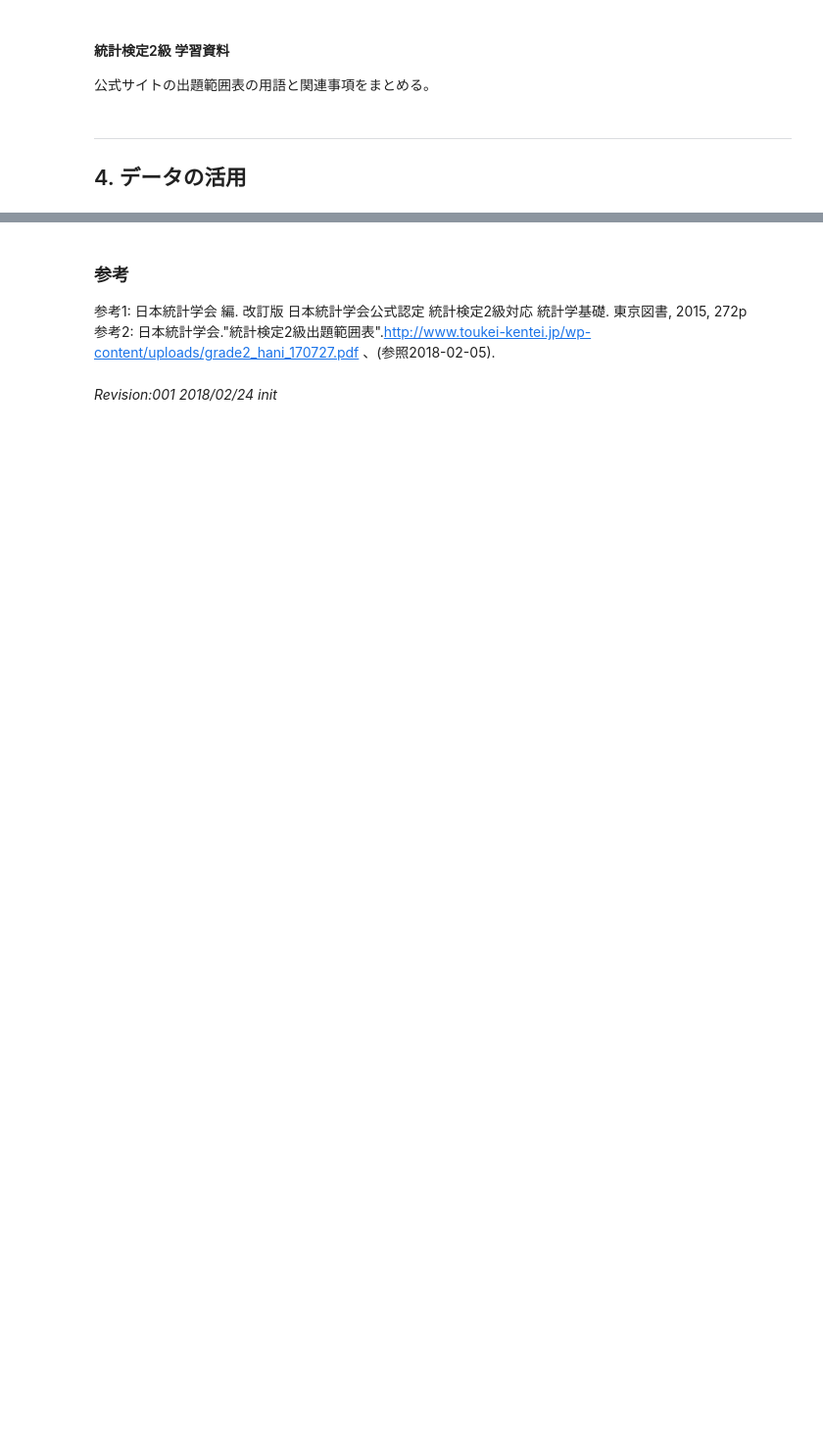
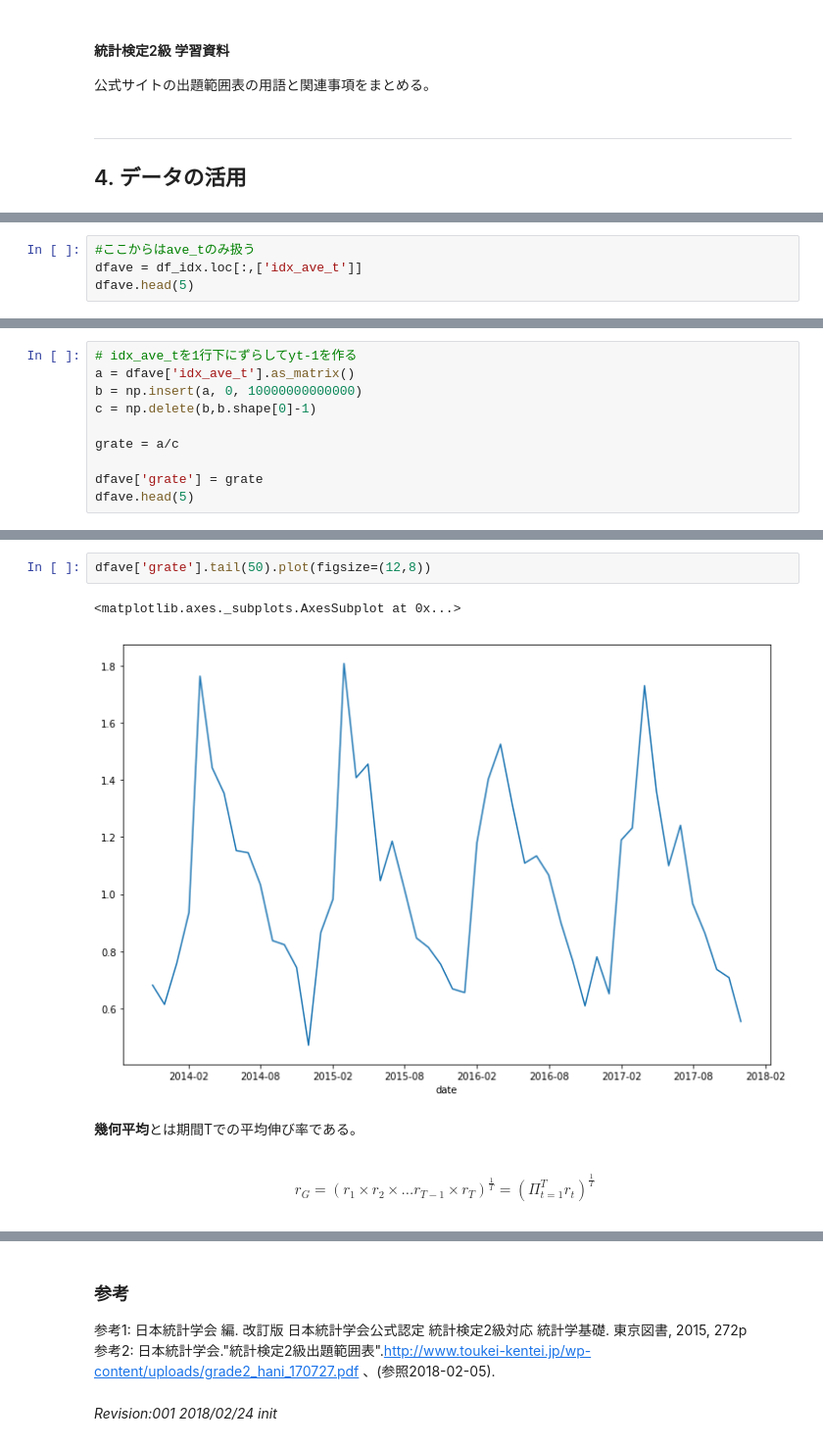
Before and after one commit to t-akazawa/statistics, a Jupyter notebook: ch4-2.ipynb, the cells around one changed output, grey strips where cells are left out. Shown at 98% size. Saved outputs shown, nothing was run; the diff lists cells and outputs as text; blank space fills up the shorter version.

```diff
--- a/ch4-2.ipynb
+++ b/ch4-2.ipynb
@@ -33,0 +150,4 @@
+# %%
+#ここからはave_tのみ扱う
+dfave = df_idx.loc[:,['idx_ave_t']]
+dfave.head(5)
@@ -33,0 +171,10 @@
+# %%
+# idx_ave_tを1行下にずらしてyt-1を作る
+a = dfave['idx_ave_t'].as_matrix()
+b = np.insert(a, 0, 10000000000000)
+c = np.delete(b,b.shape[0]-1)
+
+grate = a/c
+
+dfave['grate'] = grate
+dfave.head(5)
@@ -33,0 +189,13 @@
+# %%
+dfave['grate'].tail(50).plot(figsize=(12,8))
+# %% [output]
+<matplotlib.axes._subplots.AxesSubplot at 0x...>
+[figure, added]
+# %% [markdown]
+**幾何平均**とは期間Tでの平均伸び率である。
+# %% [markdown]
+$$
+\begin{align}
+r_{G} = (r_1 \times r_2 \times ... r_{T-1} \times r_T)^{\frac{1}{T}} = (\varPi _{t=1} ^{T} {r_t}) ^ {\frac{1}{T}}
+\end{align}
+$$
```
Also changed, not shown: parts of 32 cells of this notebook, 4 other files.
